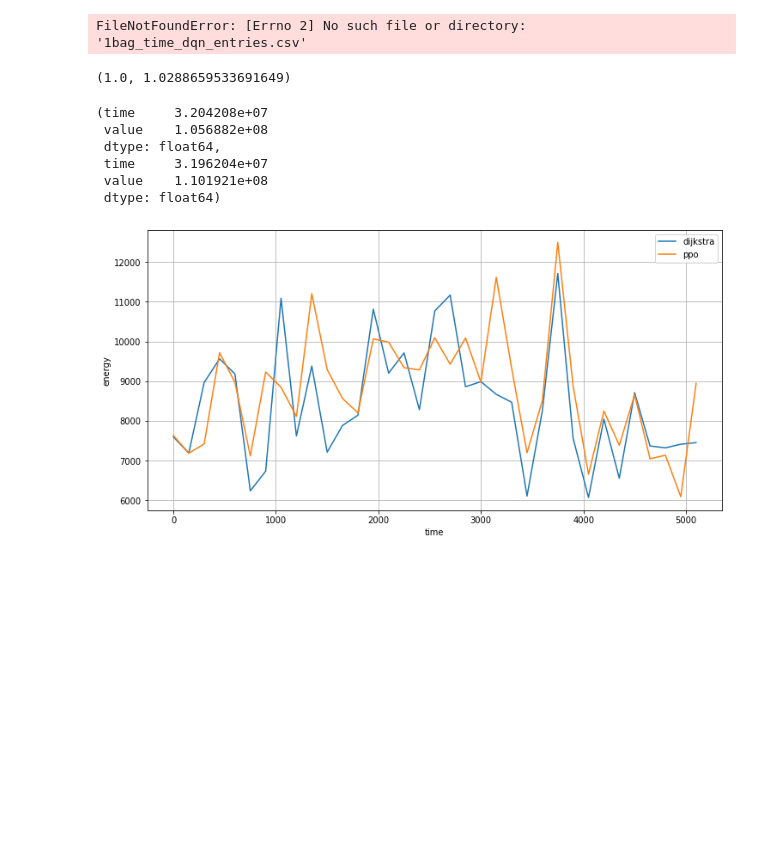
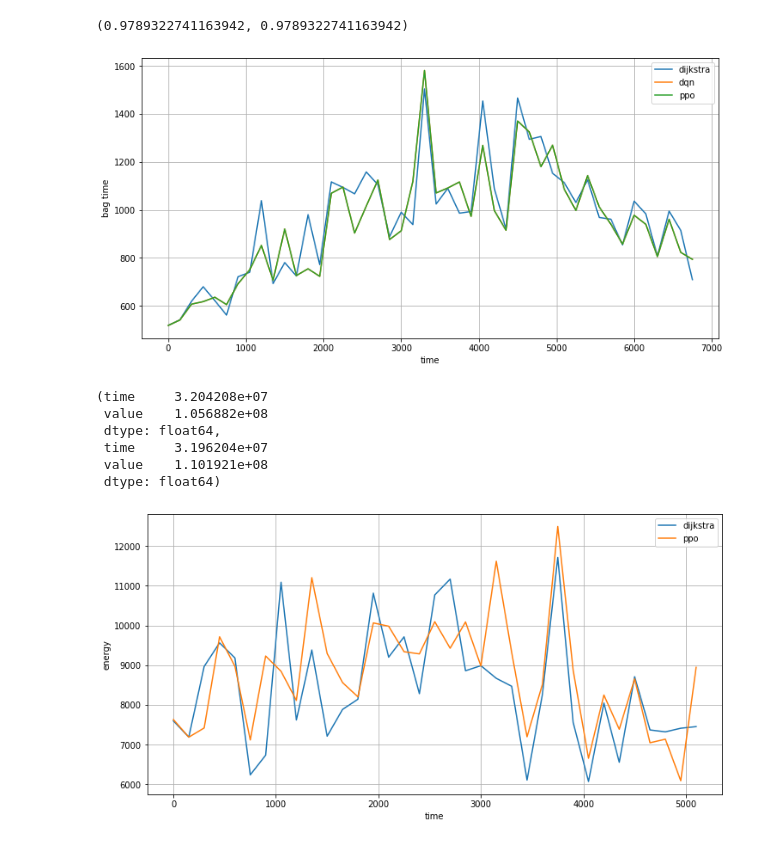
Before and after one commit to NonameUntitled/RoutingLibrary, a Jupyter notebook: Stats.ipynb, the cells around one changed output. Saved outputs shown, nothing was run; the diff lists cells and outputs as text; code cells hidden in the pictures; blank space fills up the shorter version.

```diff
--- a/results/Stats.ipynb
+++ b/Stats.ipynb
@@ -1,26 +1,27 @@
 # %%
 import pandas as pd
-dijkstra = pd.read_csv('1bag_time_dijkstra_entries.csv', sep=',').values[:, 1]
-ppo = pd.read_csv('1bag_time_ppo_entries.csv', sep=',').values[:, 1]
-dqn = pd.read_csv('1bag_time_dqn_entries.csv', sep=',').values[:, 1]
+dijkstra = pd.read_csv('1bag_time_dijkstra_entries.csv', sep=',')
+ppo = pd.read_csv('1bag_time_ppo_entries.csv', sep=',')
+dqn = pd.read_csv('1bag_time_dqn_entries.csv', sep=',')
-# %% [output]
-FileNotFoundError: [Errno 2] No such file or directory: '1bag_time_dqn_entries.csv'
 # %%
-ppo.mean() / dijkstra.mean(), dqn.mean() / dijkstra.mean()
+ppo.values[:, 1].mean() / dijkstra.values[:, 1].mean(), dqn.values[:, 1].mean() / dijkstra.values[:, 1].mean()
 # %% [output]
-(1.0, 1.0288659533691649)
+(0.9789322741163942, 0.9789322741163942)
 # %%
 from matplotlib import pyplot as plt
 
 n = 150
 plt.figure(figsize=(12, 6))
-plot(dijkstra_energy, 'dijkstra')
-plot(ppo_energy, 'ppo')
+plot(dijkstra, 'dijkstra')
+plot(dqn, 'dqn')
+plot(ppo, 'ppo')
 plt.grid(True)
 plt.xlabel('time')
 plt.ylabel('bag time')
 plt.legend()
 plt.show()
+# %% [output]
+[figure, added]
 # %%
 dijkstra_energy = pd.read_csv('1energy_consumption_dijkstra_entries.csv', sep=',')
 ppo_energy = pd.read_csv('1energy_consumption_ppo_entries.csv', sep=',')
```
Also changed, not shown: 11 other files.
